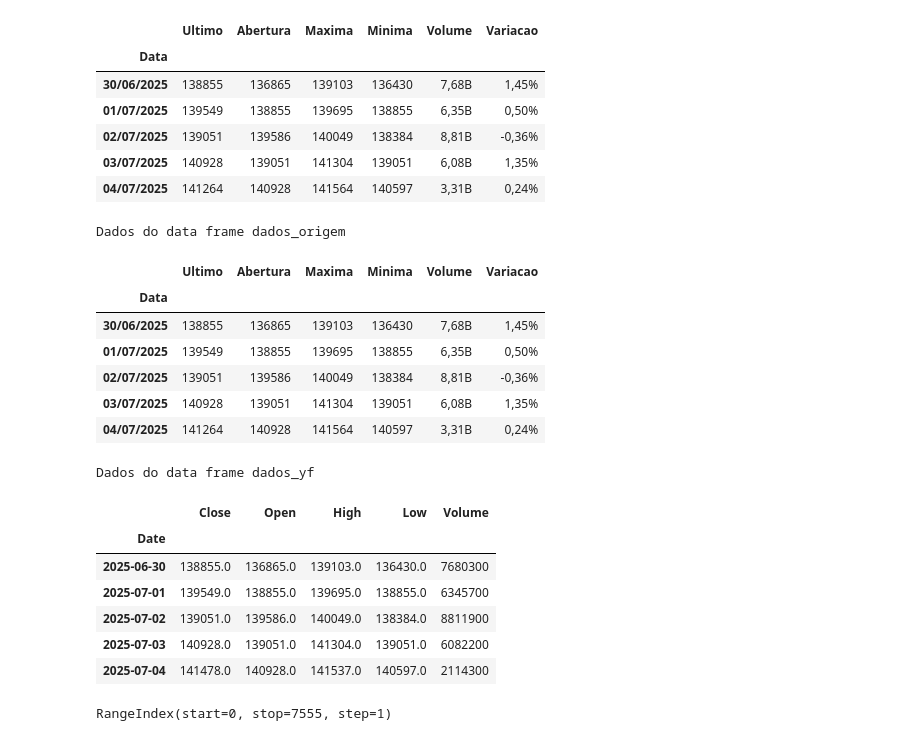
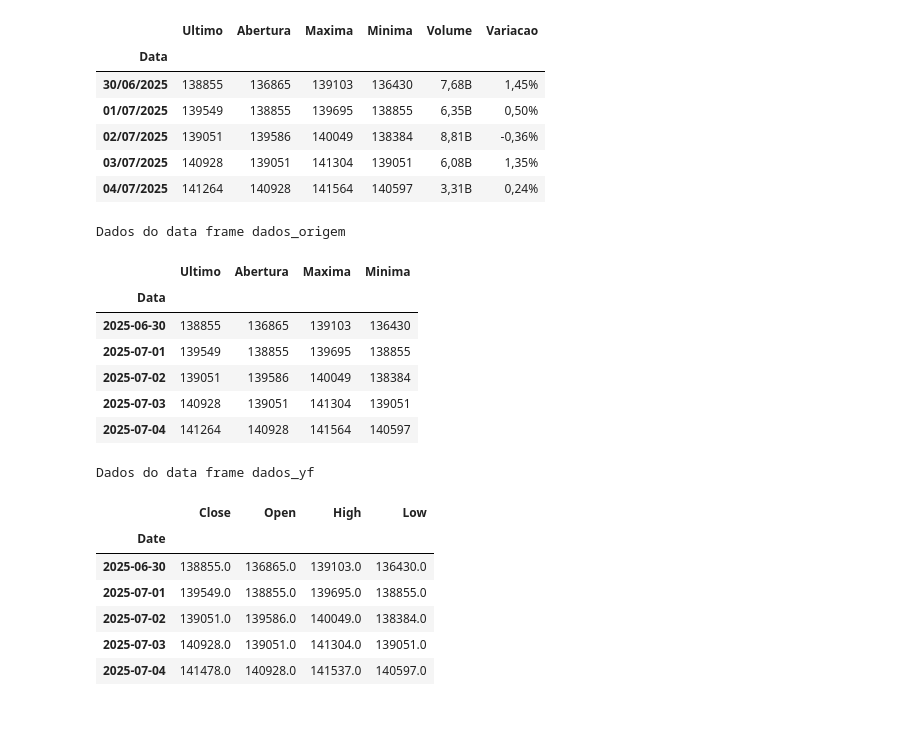
Before and after one commit to RicardViana/fiap-Machine-Learning-and-Time-Series, a Jupyter notebook: tech_challenge_fase_2.ipynb, the cells around one changed output. Cells and saved outputs as stored; diff of their text form; code cells hidden in the pictures.

```diff
--- a/tech_challenge_fase_2.ipynb
+++ b/tech_challenge_fase_2.ipynb
@@ -81,7 +81,7 @@ Ultimos dados
 # Necessario o uso do arumento thousands e decimal para não ter problema com o data frame --> o . na fonte é para separar o milhar
 
 link = r"https://raw.githubusercontent.com/RicardViana/fiap-Machine-Learning-and-Time-Series/refs/heads/main/Dados%20Hist%C3%B3ricos%20Ibovespa.csv"
-dados_origem = pd.read_csv(link, sep= ";", thousands='.', decimal=',', index_col="Data", parse_dates=True)
+dados_origem = pd.read_csv(link, sep= ";", thousands='.', decimal=',', index_col="Data")
 # %%
 # Verificando os dados via .head
 
@@ -106,32 +106,32 @@ dados_origem.tail()
 | 02/07/2025 | 139051 | 139586 | 140049 | 138384 | 8,81B | -0,36% |
 | 03/07/2025 | 140928 | 139051 | 141304 | 139051 | 6,08B | 1,35% |
 | 04/07/2025 | 141264 | 140928 | 141564 | 140597 | 3,31B | 0,24% |
+# %%
+# Ajustar o formato da coluna Data
+
+dados_origem.index = pd.to_datetime(dados_origem.index, format = "%d/%m/%Y")
 # %%
 # Verificand os dados os dados do data frame dados_origem com o dados_yf --> Verificar se há diferença
 
 print("Dados do data frame dados_origem")
-display(dados_origem.tail())
+display(dados_origem[['Ultimo', 'Abertura', 'Maxima', 'Minima']].tail())
 
 print("\nDados do data frame dados_yf")
-display(dados_yf[['Close', 'Open', 'High', 'Low', 'Volume']].query("Date >= '2025-06-30 00:00:00' and Date <= '2025-07-04 00:00:00'"))
+display(dados_yf[['Close', 'Open', 'High', 'Low']].query("Date >= '2025-06-30 00:00:00' and Date <= '2025-07-04 00:00:00'"))
 # %% [output]
 Dados do data frame dados_origem
-|  | Ultimo | Abertura | Maxima | Minima | Volume | Variacao |
-| Data |  |  |  |  |  |  |
-| 30/06/2025 | 138855 | 136865 | 139103 | 136430 | 7,68B | 1,45% |
-| 01/07/2025 | 139549 | 138855 | 139695 | 138855 | 6,35B | 0,50% |
-| 02/07/2025 | 139051 | 139586 | 140049 | 138384 | 8,81B | -0,36% |
-| 03/07/2025 | 140928 | 139051 | 141304 | 139051 | 6,08B | 1,35% |
-| 04/07/2025 | 141264 | 140928 | 141564 | 140597 | 3,31B | 0,24% |
+|  | Ultimo | Abertura | Maxima | Minima |
+| Data |  |  |  |  |
+| 2025-06-30 | 138855 | 136865 | 139103 | 136430 |
+| 2025-07-01 | 139549 | 138855 | 139695 | 138855 |
+| 2025-07-02 | 139051 | 139586 | 140049 | 138384 |
+| 2025-07-03 | 140928 | 139051 | 141304 | 139051 |
+| 2025-07-04 | 141264 | 140928 | 141564 | 140597 |
 Dados do data frame dados_yf
-|  | Close | Open | High | Low | Volume |
-| Date |  |  |  |  |  |
-| 2025-06-30 | 138855.0 | 136865.0 | 139103.0 | 136430.0 | 7680300 |
-| 2025-07-01 | 139549.0 | 138855.0 | 139695.0 | 138855.0 | 6345700 |
-| 2025-07-02 | 139051.0 | 139586.0 | 140049.0 | 138384.0 | 8811900 |
-| 2025-07-03 | 140928.0 | 139051.0 | 141304.0 | 139051.0 | 6082200 |
-| 2025-07-04 | 141478.0 | 140928.0 | 141537.0 | 140597.0 | 2114300 |
+|  | Close | Open | High | Low |
+| Date |  |  |  |  |
+| 2025-06-30 | 138855.0 | 136865.0 | 139103.0 | 136430.0 |
+| 2025-07-01 | 139549.0 | 138855.0 | 139695.0 | 138855.0 |
+| 2025-07-02 | 139051.0 | 139586.0 | 140049.0 | 138384.0 |
+| 2025-07-03 | 140928.0 | 139051.0 | 141304.0 | 139051.0 |
+| 2025-07-04 | 141478.0 | 140928.0 | 141537.0 | 140597.0 |
-# %%
-dados_origem.index
-# %% [output]
-RangeIndex(start=0, stop=7555, step=1)
```
Also changed, not shown: parts of 3 cells of this notebook.
